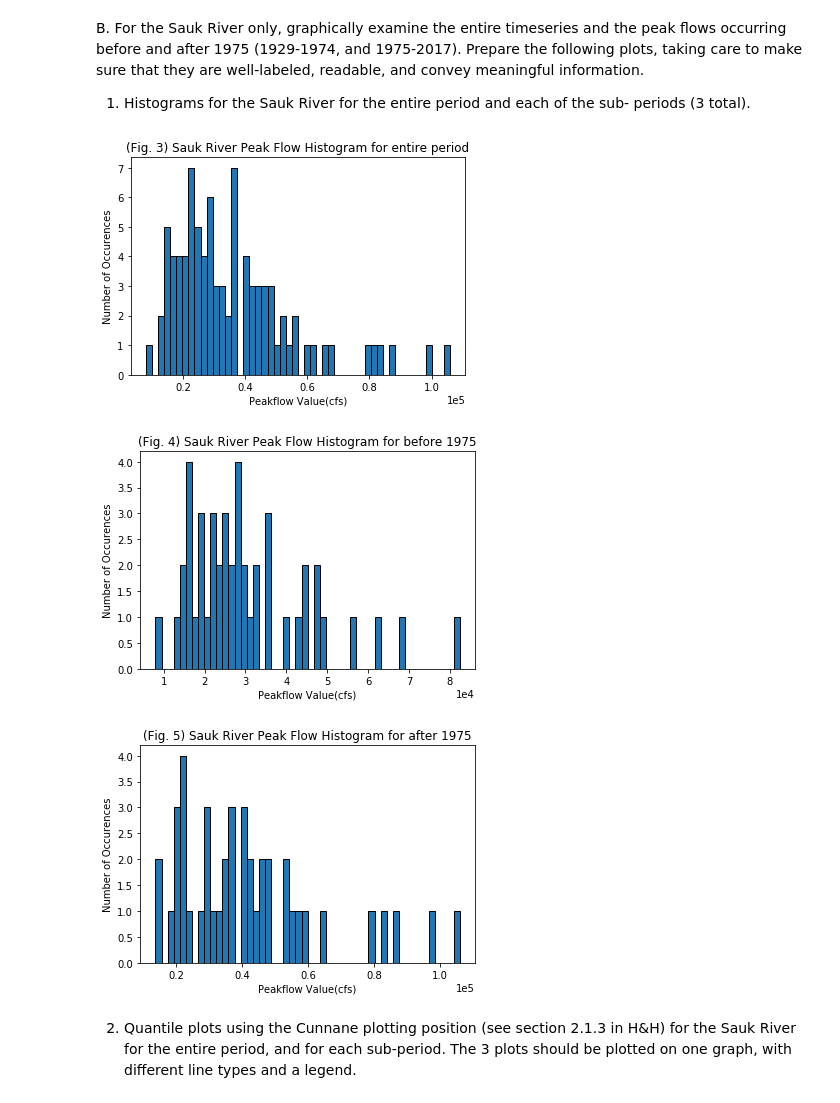
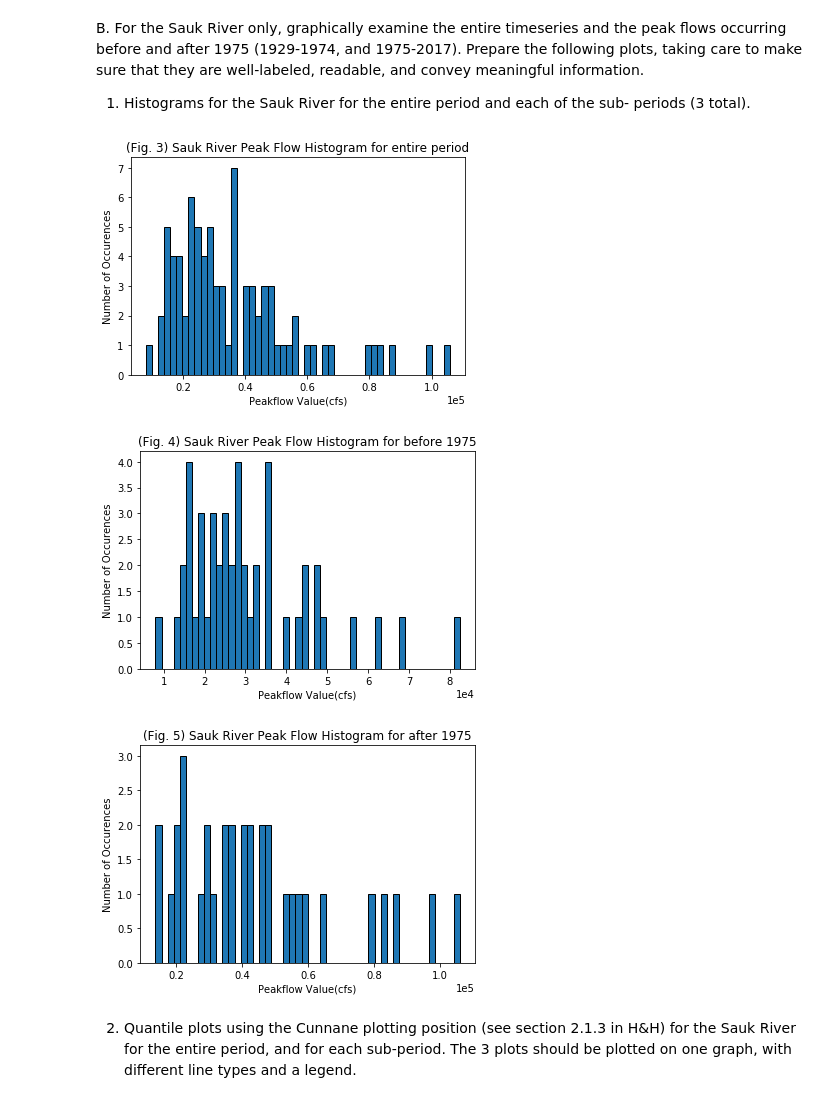
Before and after one commit to AzusaSayuri/UW-Data-analysis, a Jupyter notebook: HW1.ipynb, the cells around one changed output. Saved outputs shown, nothing was run; the diff lists cells and outputs as text; code cells hidden in the pictures.

```diff
--- a/HW1.ipynb
+++ b/HW1.ipynb
@@ -19,11 +19,11 @@ from scipy.stats import norm
 %matplotlib inline
 # %%
 #import dataset
-df_sauk=pd.read_excel('Sauk_peak_WY1929_2017.xlsx')
-df_skykomish=pd.read_excel('Skykomish_peak_flow_12134500_skykomish_river_near_gold_bar.xlsx')
+df_sauk=pd.read_excel('peak_flow_12189500_sauk_river_near_sauk.xls')
+df_skykomish=pd.read_excel('peak_flow_12134500_skykomish_river_near_gold_bar.xls')
 # %%
 #rearrange the data so can be used in python
-df_sk=pd.DataFrame.copy(df_sauk.loc[7:,:])
-df_sk.columns=list(df_sauk.loc[5,:])
+df_sk=pd.DataFrame.copy(df_sauk.loc[1:,:])
+df_sk.columns=['water_year','peak_va']
 df_sk.head()
 # %% [output]
@@ -76,35 +78,35 @@ B. For the Sauk River only, graphically examine the entire timeseries and the pe
 # %%
 #Drawing the histgram for entire period
 nbins=50
 plt.figure(3)
 plt.hist(list(df_sk['peak_va']),nbins,ec='black')
 plt.title('(Fig. 3) Sauk River Peak Flow Histogram for entire period')
 plt.xlabel('Peakflow Value(cfs)')
 plt.ylabel('Number of Occurences')
 plt.ticklabel_format(axis='x', style='sci', scilimits=(0,0))
 
 #Create subsets for two sub periods
-df_sk_before=df_sk[df_sk['water_year']<1975]
-df_sk_after=df_sk[df_sk['water_year']>=1975]
+df_sk_before=df_sk[:47]
+df_sk_after=df_sk[47:]
 
 #Plot sub periods
 plt.figure(4)
 plt.hist(list(df_sk_before['peak_va']),nbins,ec='black')
 plt.title('(Fig. 4) Sauk River Peak Flow Histogram for before 1975')
 plt.xlabel('Peakflow Value(cfs)')
 plt.ylabel('Number of Occurences')
 plt.ticklabel_format(axis='x', style='sci', scilimits=(0,0))
 
 plt.figure(5)
 plt.hist(list(df_sk_after['peak_va']),nbins,ec='black')
 plt.title('(Fig. 5) Sauk River Peak Flow Histogram for after 1975')
 plt.xlabel('Peakflow Value(cfs)')
 plt.ylabel('Number of Occurences')
 plt.ticklabel_format(axis='x', style='sci', scilimits=(0,0))
 # %% [output]
-[figure, old version]
+[figure, new version]
-[figure, old version]
+[figure, new version]
-[figure, old version]
+[figure, new version]
 # %% [markdown]
 2. Quantile plots using the Cunnane plotting position (see section 2.1.3 in H&H) for the Sauk River for the entire period, and for each sub-period. The 3 plots should be plotted on one graph, with different line types and a legend.
 # %%
```
Also changed, not shown: parts of 12 cells of this notebook, 2 other files.
